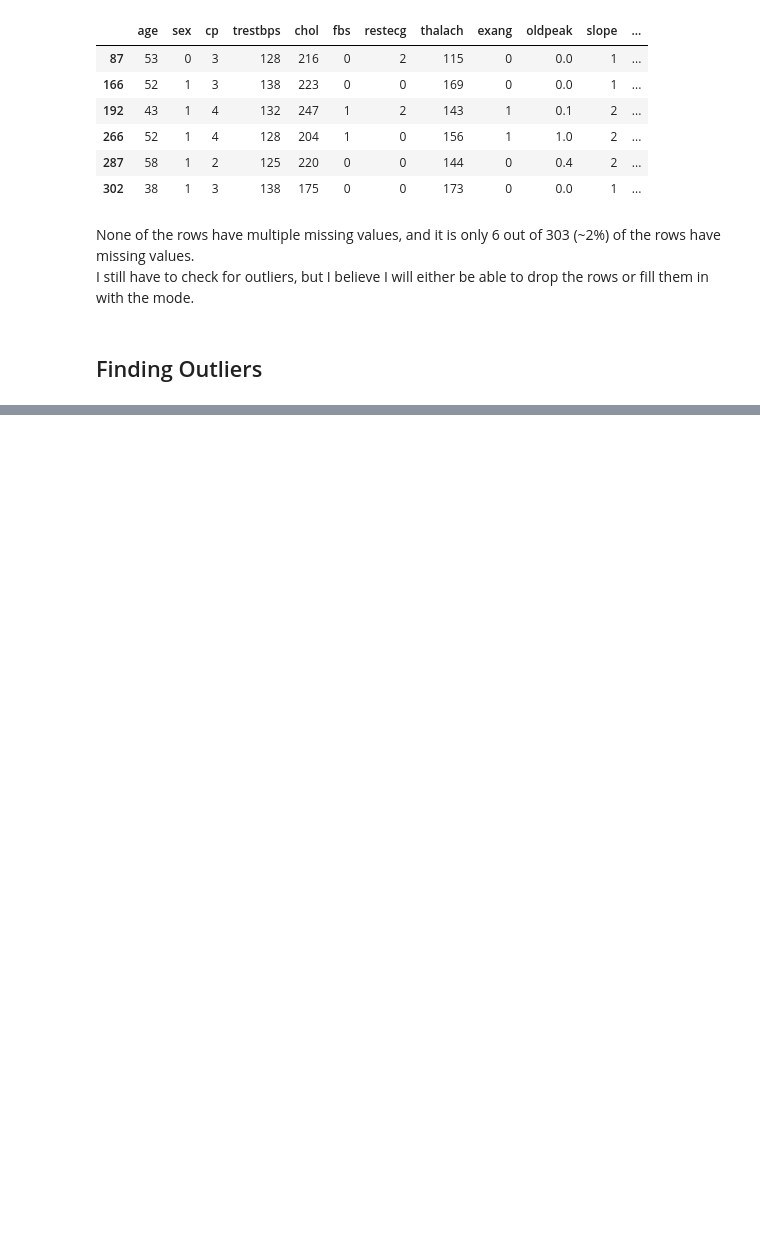
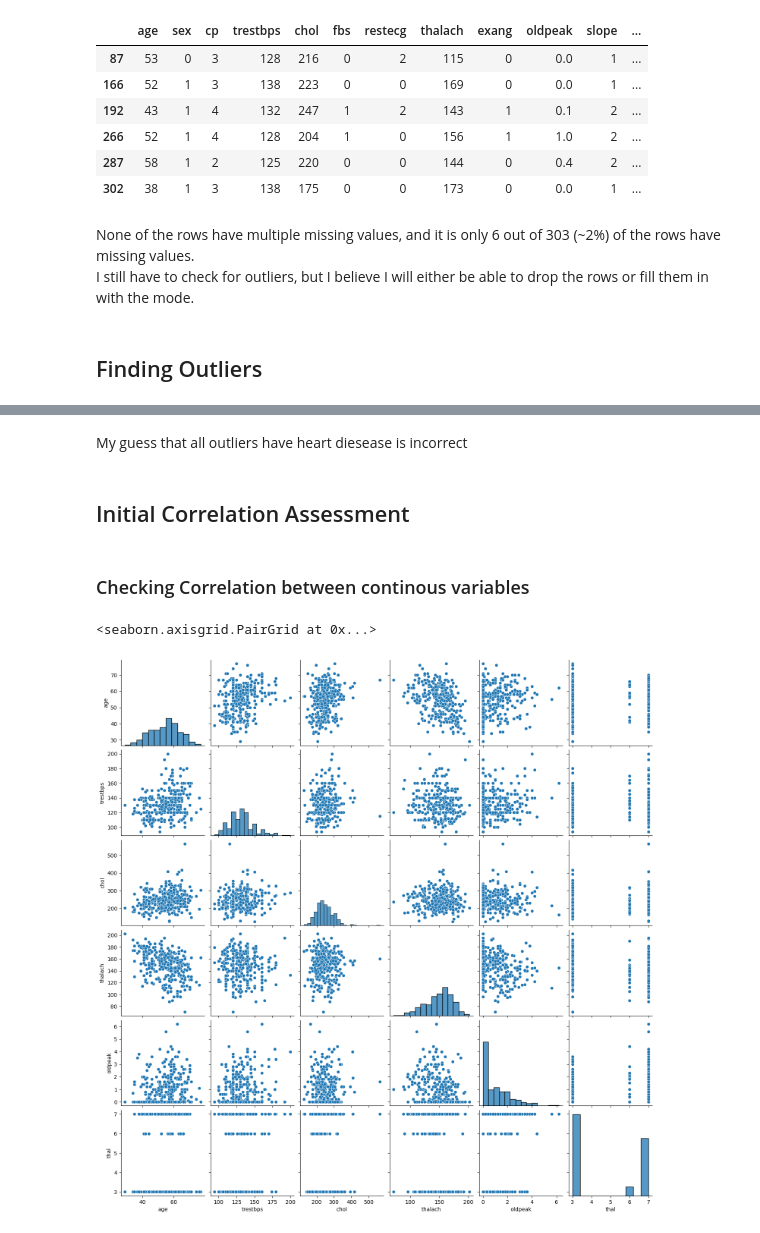
Before and after one commit to luis-jmtz/Heart_Disease_ML_Model_Comparison, a Jupyter notebook: data_cleaning_and_eda.ipynb, the cells around one changed output, grey strips where cells are left out. Drawn from its saved outputs; the diff is of its cells as text; code cells hidden in the pictures; blank space fills up the shorter version.

Commit message:
trying to check correlation

```diff
--- a/data_cleaning_and_eda.ipynb
+++ b/data_cleaning_and_eda.ipynb
@@ -216,0 +265,11 @@ My initial guess is that all of the outliers correlate to the presence of heat d
+# %% [markdown]
+My guess that all outliers have heart diesease is incorrect
+# %% [markdown]
+## Initial Correlation Assessment
+# %% [markdown]
+### Checking Correlation between continous variables
+# %%
+sns.pairplot(df[continuous_columns])
+# %% [output]
+<seaborn.axisgrid.PairGrid at 0x...>
+[figure, added]
```
Also changed, not shown: parts of 9 cells of this notebook.
